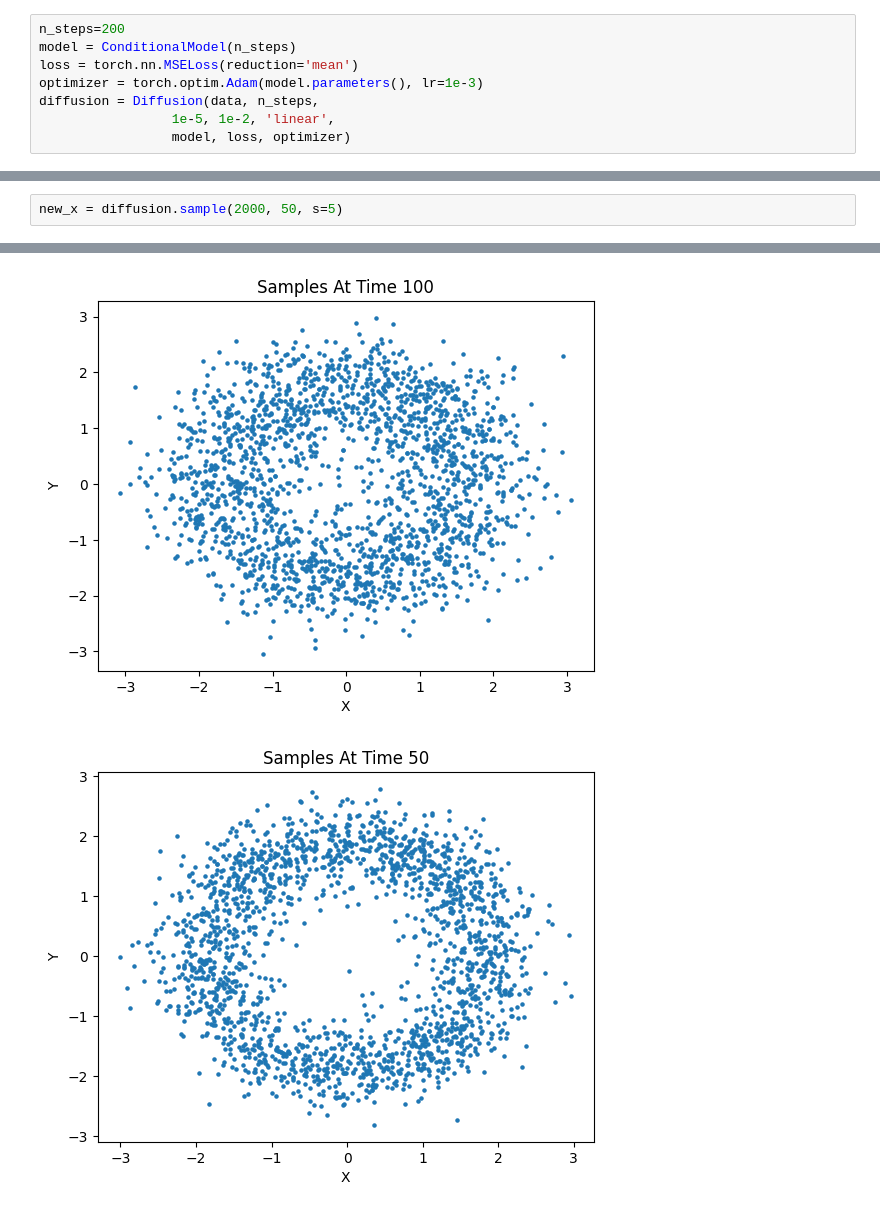
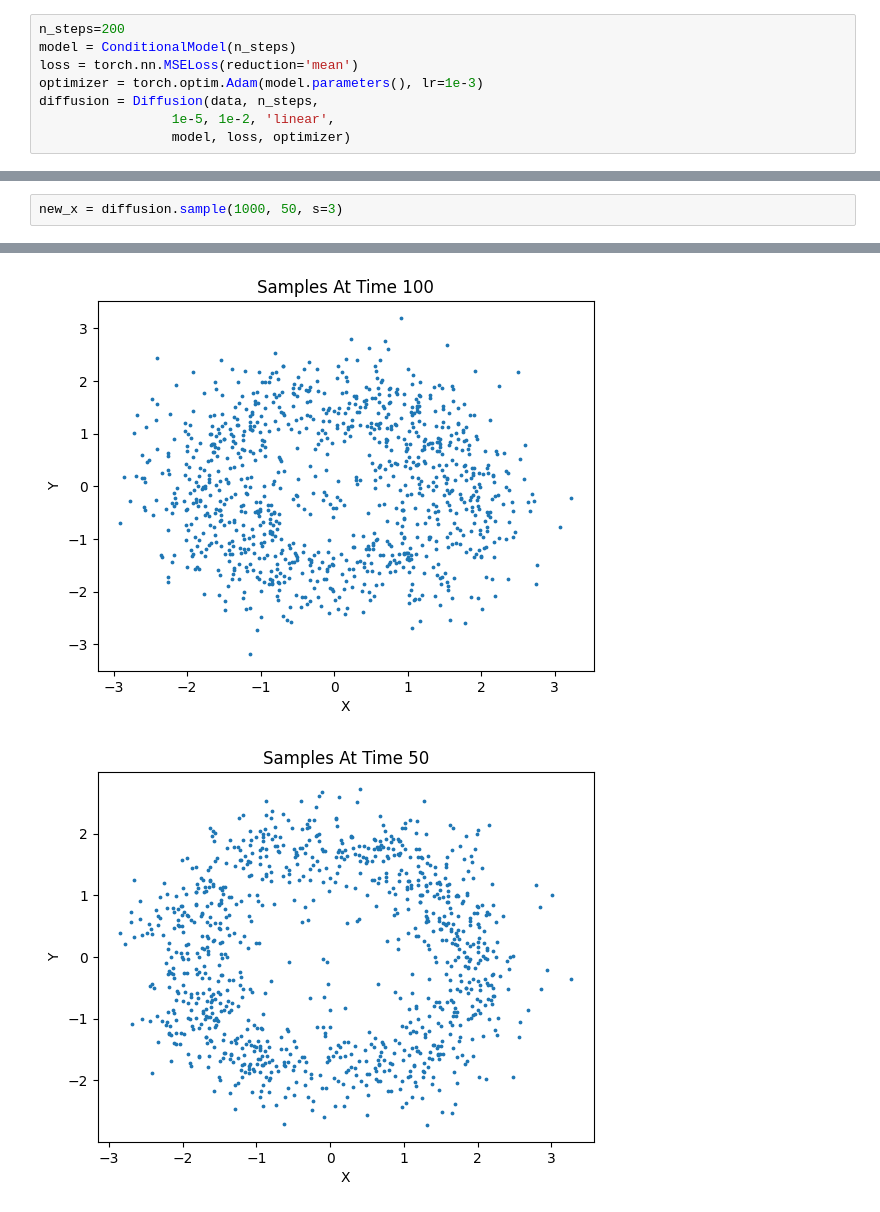
Before and after one commit to KristofPusztai/Probabilistic-Diffusion, a Jupyter notebook: circular_data.ipynb, the cells around one changed output, grey strips where cells are left out. Saved outputs shown, nothing was run; the diff lists cells and outputs as text.

```diff
--- a/circular_data.ipynb
+++ b/circular_data.ipynb
@@ -127,3 +127,3 @@ diffusion.train(1000, 10000)
 # %%
-new_x = diffusion.sample(2000, 50, s=5)
+new_x = diffusion.sample(1000, 50, s=3)
 # %% [output]
@@ -131,2 +131,2 @@ new_x = diffusion.sample(2000, 50, s=5)
-[figure, old version]
+[figure, new version]
-[figure, old version]
+[figure, new version]
```
Also changed, not shown: parts of 6 cells of this notebook, 4 other files.
